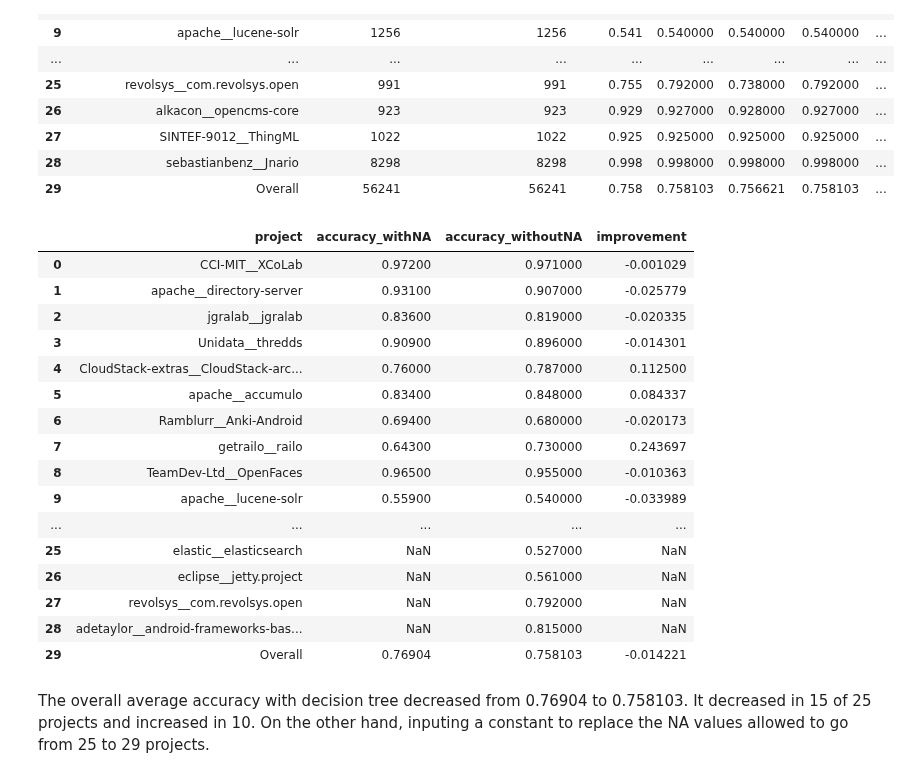
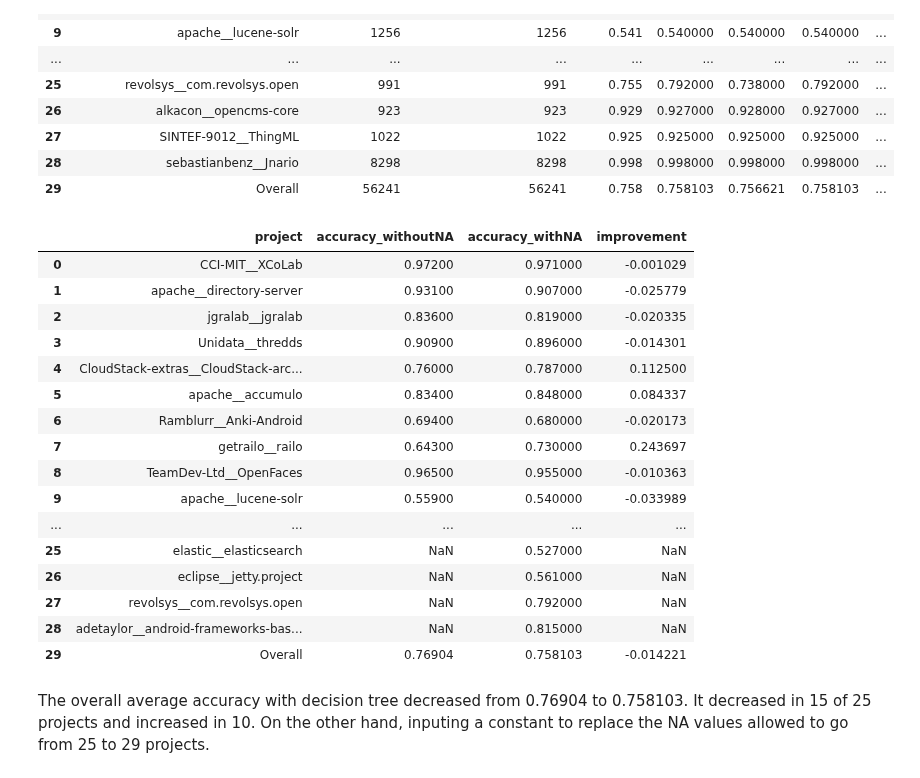
Before and after one commit to gems-uff/mestre, a Jupyter notebook: scripts/classifier/NA_values_impact_classification.ipynb, the cells around one changed output. Saved outputs shown, nothing was run; the diff lists cells and outputs as text; code cells hidden in the pictures.

```diff
--- a/scripts/classifier/NA_values_impact_classification.ipynb
+++ b/scripts/classifier/NA_values_impact_classification.ipynb
@@ -72,13 +72,13 @@ report_dt2
 | 28 | sebastianbenz__Jnario | 8298 | 8298 | 0.998 | 0.998000 | 0.998000 | 0.998000 | ... |
 | 29 | Overall | 56241 | 56241 | 0.758 | 0.758103 | 0.756621 | 0.758103 | ... |
 # %%
-df_inner_dt = pd.merge(report_dt, report_dt2, on='project', how='inner', suffixes=('_withNA', '_withoutNA'))
+df_inner_dt = pd.merge(report_dt, report_dt2, on='project', how='inner', suffixes=('_withoutNA', '_withNA'))
 
 accuracy_dt = df_inner_dt.filter(regex=("project|accuracy.*")).copy()
-accuracy_dt['improvement'] = accuracy_dt.apply(lambda x: classifier_utils.get_normalized_improvement(x['accuracy_withoutNA'], x['accuracy_withNA']), axis=1)
+accuracy_dt['improvement'] = accuracy_dt.apply(lambda x: classifier_utils.get_normalized_improvement(x['accuracy_withNA'], x['accuracy_withoutNA']), axis=1)
 accuracy_dt
 # %% [output]
-|  | project | accuracy_withNA | accuracy_withoutNA | improvement |
+|  | project | accuracy_withoutNA | accuracy_withNA | improvement |
 | 0 | CCI-MIT__XCoLab | 0.97200 | 0.971000 | -0.001029 |
 | 1 | apache__directory-server | 0.93100 | 0.907000 | -0.025779 |
 | 2 | jgralab__jgralab | 0.83600 | 0.819000 | -0.020335 |
```
Also changed, not shown: parts of 1 cell of this notebook.
